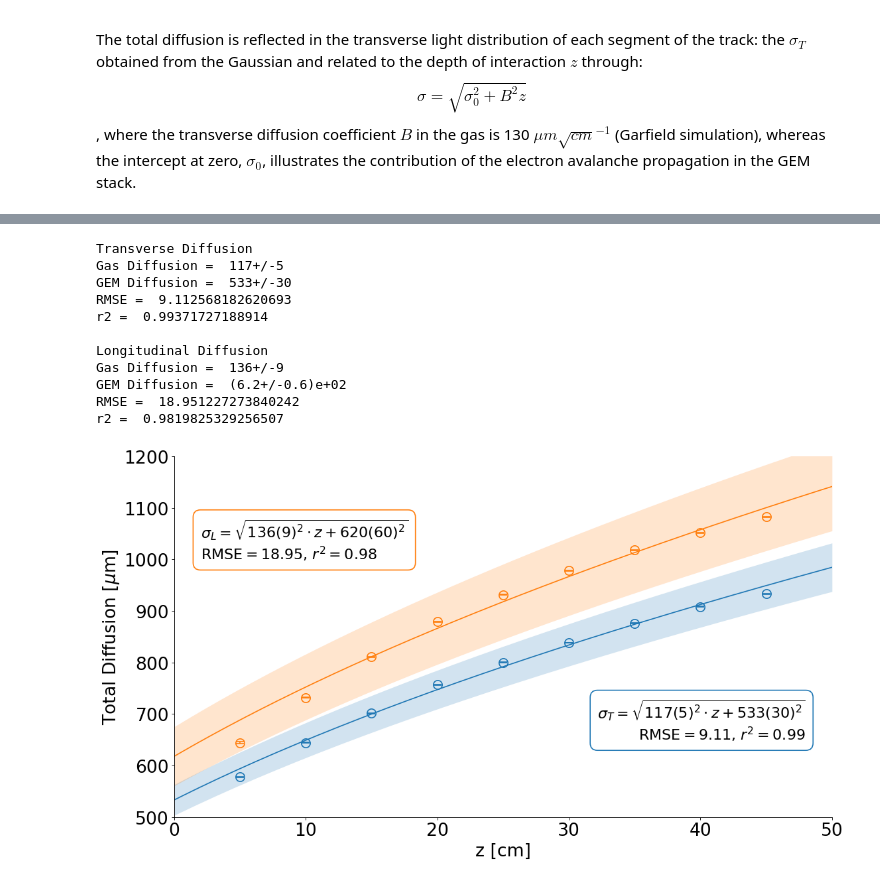
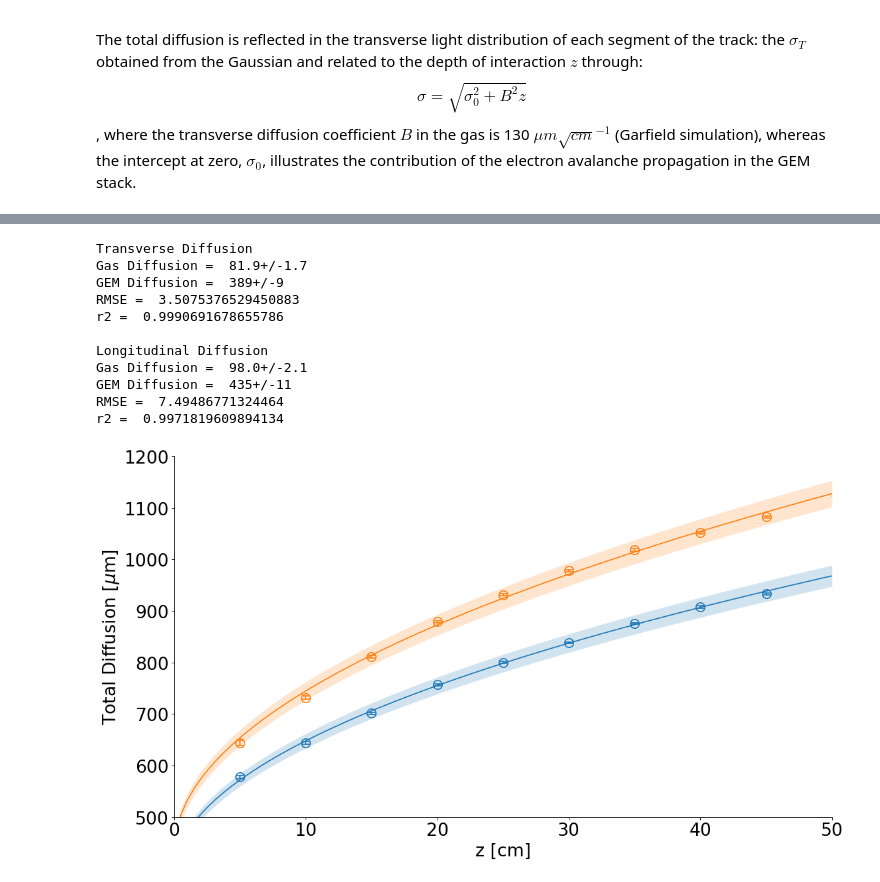
Before and after one commit to RitaROK/Analysis, a Jupyter notebook: Diffusion.ipynb, the cells around one changed output, grey strips where cells are left out. Saved outputs shown, nothing was run; the diff lists cells and outputs as text; code cells hidden in the pictures.

```diff
--- a/Diffusion.ipynb
+++ b/Diffusion.ipynb
@@ -1326,73 +1405,76 @@ The total diffusion is reflected in the transverse light distribution of each se
 z = [5, 10, 15, 20, 25, 30, 35, 40, 45]
 
 def func(x, b, c):
-  return np.sqrt(x*b**2+c**2)
+  return b*x+c
 
 x = np.linspace(0,50, 100)
 
 fig, (ax) = plt.subplots(figsize=(16,9), dpi= 80, facecolor='w', edgecolor='k')
 
 # Transverse Diffusion
-plt.errorbar(z, TSigma, yerr=dTSigma, color='none', marker='o', markersize=12,
+plt.errorbar(z, TSigma, yerr=3*np.asarray(dTSigma), color='none', marker='o', markersize=12,
             markeredgecolor='tab:blue', markeredgewidth=1.5, ecolor='tab:blue', elinewidth=1.5, capsize=5, capthick=1.5, label='$\sigma_T$')
 
-popt, pcov = curve_fit(func, z, TSigma, p0=[100, 100], absolute_sigma=False, sigma=dTSigma)
-ycalc = func(x, *popt)
+popt, pcov = curve_fit(func, np.sqrt(z), TSigma, p0=[100, 100], absolute_sigma=True, sigma=3*np.asarray(dTSigma))
+ycalc = func(np.sqrt(x), *popt)
 pcov = np.sqrt(np.diag(pcov))
-bound_upper = func(x, *(popt + 3*pcov))
-bound_lower = func(x, *(popt - 3*pcov))
+bound_upper = func(np.sqrt(x), *(popt + 3*pcov))
+bound_lower = func(np.sqrt(x), *(popt - 3*pcov))
 print('Transverse Diffusion')
 print('Gas Diffusion = ', ufloat(popt[0], 3*pcov[0]))
 print('GEM Diffusion = ', ufloat(popt[1], 3*pcov[1]))
-rmse = np.sqrt(mean_squared_error(TSigma, func(np.asarray(z), *popt)))
+rmse = np.sqrt(mean_squared_error(TSigma, func(np.sqrt(z), *popt)))
 print('RMSE = ', rmse)
-r2 = r2_score(TSigma, func(np.asarray(z), *popt))
+r2 = r2_score(TSigma, func(np.sqrt(z), *popt))
 print('r2 = ', r2)
+
 plt.plot(x, ycalc, color='tab:blue')
 plt.fill_between(x, bound_lower, bound_upper, color='tab:blue', alpha=0.2, lw=0)
+'''
 plt.text(48, 650, '$\sigma_T=\sqrt{117(5)^2\cdot z+533(30)^2}$ \nRMSE$ = 9.11$, $r^2=0.99$',
          fontsize=20, ha='right', bbox=dict(facecolor='none', edgecolor='tab:blue', boxstyle='round,pad=0.5', lw=1.5))
-
+'''
 # Longitudinal Diffusion
-plt.errorbar(z, LSigma, yerr=dLSigma, color='none', marker='o', markersize=12,
+plt.errorbar(z, LSigma, yerr=3*np.asarray(dLSigma), color='none', marker='o', markersize=12,
             markeredgecolor='tab:orange', markeredgewidth=1.5, ecolor='tab:orange', elinewidth=1.5, capsize=5, capthick=1.5, label='$\sigma_L$')
-popt, pcov = curve_fit(func, z, LSigma, p0=[100, 100], absolute_sigma=False, sigma=dLSigma)
-ycalc = func(x, *popt)
+popt, pcov = curve_fit(func, np.sqrt(z), LSigma, p0=[100, 100], absolute_sigma=True, sigma=3*np.asarray(dLSigma))
+ycalc = func(np.sqrt(x), *popt)
 pcov = np.sqrt(np.diag(pcov))
-bound_upper = func(x, *(popt + 3*pcov))
-bound_lower = func(x, *(popt - 3*pcov))
+bound_upper = func(np.sqrt(x), *(popt + 3*pcov))
+bound_lower = func(np.sqrt(x), *(popt - 3*pcov))
 print('\nLongitudinal Diffusion')
 print('Gas Diffusion = ', ufloat(popt[0], 3*pcov[0]))
 print('GEM Diffusion = ', ufloat(popt[1], 3*pcov[1]))
-rmse = np.sqrt(mean_squared_error(LSigma, func(np.asarray(z), *popt)))
+rmse = np.sqrt(mean_squared_error(LSigma, func(np.sqrt(z), *popt)))
 print('RMSE = ', rmse)
-r2 = r2_score(LSigma, func(np.asarray(z), *popt))
+r2 = r2_score(LSigma, func(np.sqrt(z), *popt))
 print('r2 = ', r2)
 plt.plot(x, ycalc, color='tab:orange')
 plt.fill_between(x, bound_lower, bound_upper, color='tab:orange', alpha=0.2, lw=0)
-plt.text(2, 1000, '$\sigma_L=\sqrt{136(9)^2\cdot z+620(60)^2}$ \nRMSE$ = 18.95$, $r^2=0.98$',
-         fontsize=20, bbox=dict(facecolor='none', edgecolor='tab:orange', boxstyle='round,pad=0.5', lw=1.5))
+#plt.text(2, 1000, '$\sigma_L=\sqrt{136(9)^2\cdot z+620(60)^2}$ \nRMSE$ = 18.95$, $r^2=0.98$',
+#         fontsize=20, bbox=dict(facecolor='none', edgecolor='tab:orange', boxstyle='round,pad=0.5', lw=1.5))
 
 ax.set_xlim(0,50)
 ax.set_ylim(500,1200)
 ax.spines["right"].set_visible(False)
 ax.spines["top"].set_visible(False)
 ax.set_ylabel('Total Diffusion [$\mu$m]', y=0.5, ha='center', fontsize=24)
 ax.tick_params(axis='both', which='major', labelsize=24)
 ax.set_xlabel('z [cm]', x=0.5, ha='center', fontsize=24)
 
 #plt.legend(loc='best', fontsize=20)
+
 plt.show()
 # %% [output]
 Transverse Diffusion
-Gas Diffusion =  117+/-5
-GEM Diffusion =  533+/-30
-RMSE =  9.112568182620693
-r2 =  0.99371727188914
+Gas Diffusion =  81.9+/-1.7
+GEM Diffusion =  389+/-9
+RMSE =  3.5075376529450883
+r2 =  0.9990691678655786
 
 Longitudinal Diffusion
-Gas Diffusion =  136+/-9
-GEM Diffusion =  (6.2+/-0.6)e+02
-RMSE =  18.951227273840242
-r2 =  0.9819825329256507
+Gas Diffusion =  98.0+/-2.1
+GEM Diffusion =  435+/-11
+RMSE =  7.49486771324464
+r2 =  0.9971819609894134
-[figure, old version]
+[figure, new version]
```
Also changed, not shown: parts of 4 cells of this notebook.
